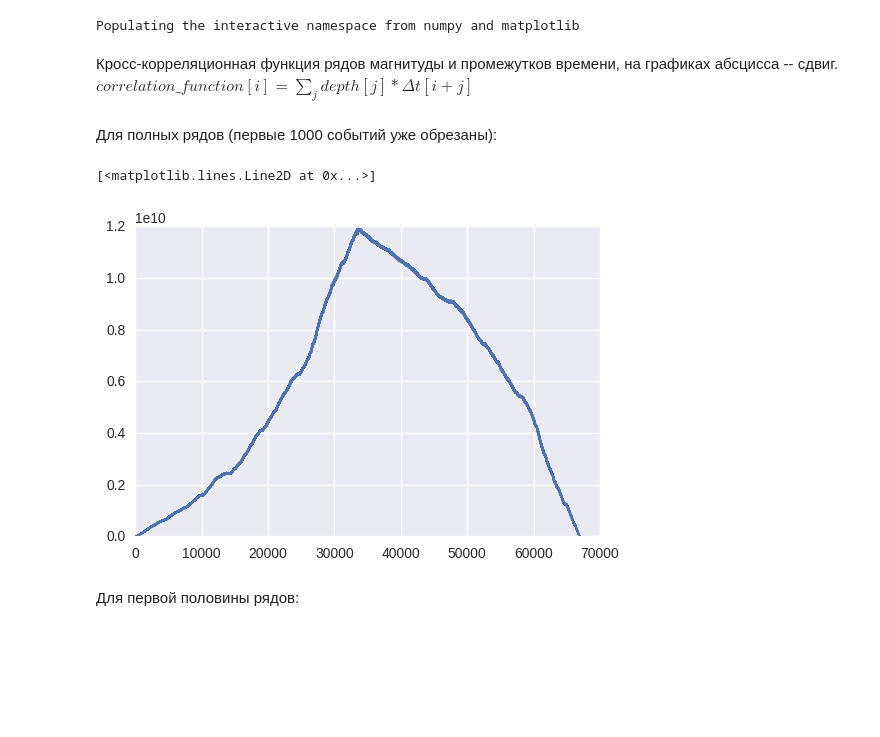
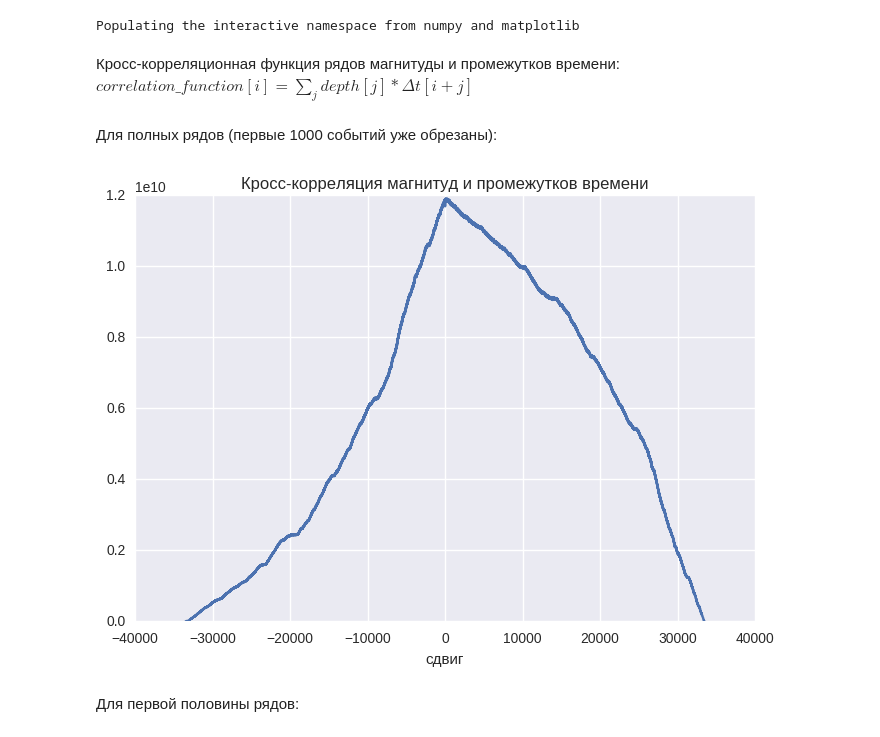
Before and after one commit to HoodPanther/earthquakes-1, a Jupyter notebook: Depth-Magnitude correlation function.ipynb, the cells around one changed output. Cells and saved outputs as stored; diff of their text form; code cells hidden in the pictures; blank space fills up the shorter version.

```diff
--- a/Depth-Magnitude correlation function.ipynb
+++ b/Depth-Magnitude correlation function.ipynb
@@ -42,11 +40,14 @@ df = prepare_data('Japan_sh_regional.csv')
+# %%
+df = prepare_data('Japan_sh_regional.csv')
+df1 = df[:len(df)/2]
+df2 = df[len(df)/2:]
+def plot_cross_corr(df):
+    correlation_function = np.correlate(df['Magnitude'],df['delta'], "full")
+    plot(range(-len(df)+1,len(df)), correlation_function)
+    plt.title(u'Кросс-корреляция магнитуд и промежутков времени')
+    plt.xlabel(u'сдвиг')
 # %% [markdown]
-Кросс-корреляционная функция рядов магнитуды и промежутков времени, на графиках абсцисса -- сдвиг.
+Кросс-корреляционная функция рядов магнитуды и промежутков времени:
 $correlation\_function[i] = \sum_{j} depth[j]*\Delta t [i+j]$
 # %% [markdown]
 Для полных рядов (первые 1000 событий уже обрезаны):
-# %%
-correlation_function = np.correlate(df['Magnitude'],df['delta'], "full")
-plot(correlation_function)
-# %% [output]
-[<matplotlib.lines.Line2D at 0x...>]
-[figure, removed]
@@ -56,2 +54,6 @@ df2 = df[len(df)/2:]
+# %%
+plot_cross_corr(df)
+# %% [output]
+[figure, added]
 # %% [markdown]
 Для первой половины рядов:
```
Also changed, not shown: parts of 8 cells of this notebook, 2 other files.
